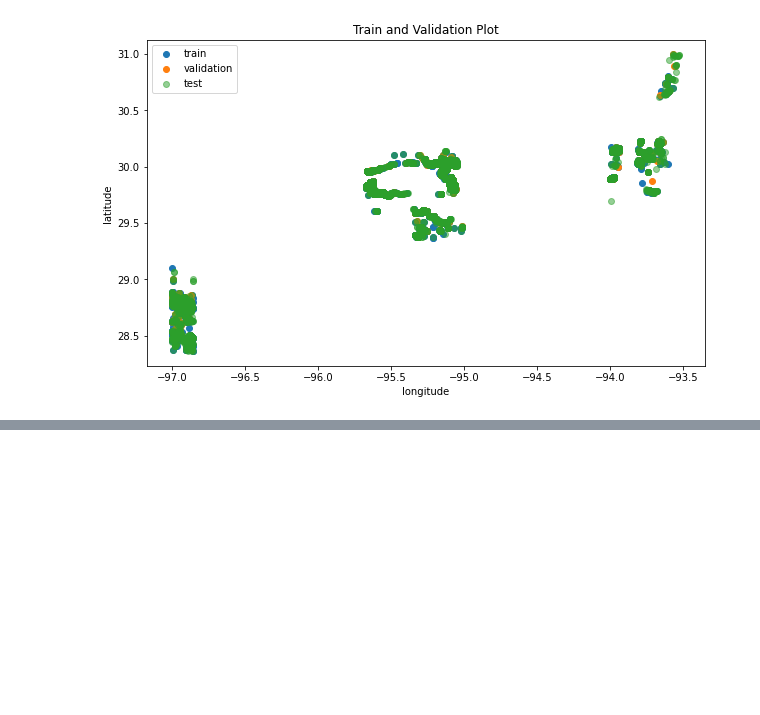
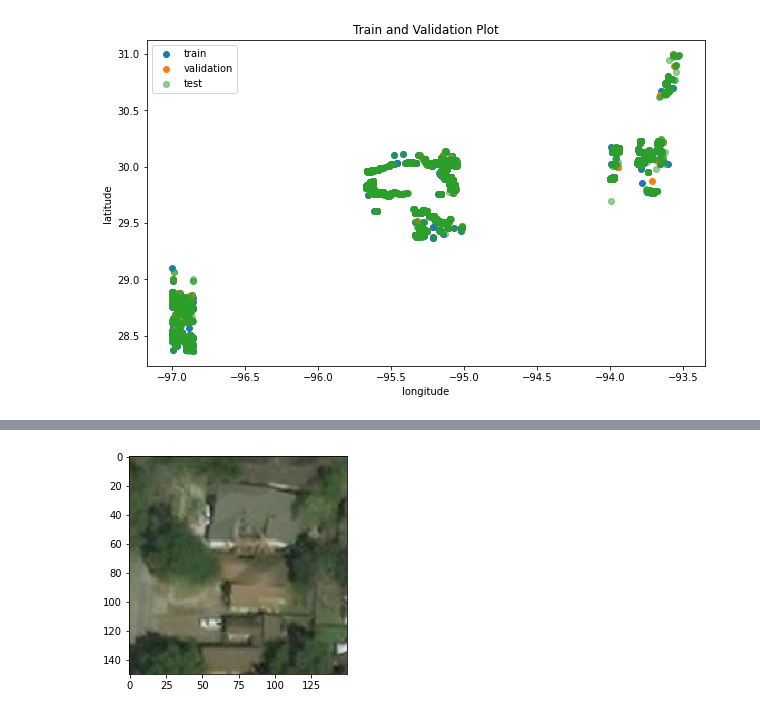
Before and after one commit to harimadhavan2000/AI2_P2, a Jupyter notebook: EDA.ipynb, the cells around one changed output, grey strips where cells are left out. Cells and saved outputs as stored; diff of their text form; code cells hidden in the pictures; blank space fills up the shorter version.

```diff
--- a/EDA.ipynb
+++ b/EDA.ipynb
@@ -247,0 +254,3 @@ plt.show()
+# %%
+input_path = 'data/train_another/'
+train_files = list(Path(input_path).glob('**/*.jp*g'))
@@ -247,0 +259,12 @@ plt.show()
+# %%
+fil = random.choice(train_files)
+# %%
+img = load_img(fil, target_size = (150,150))
+# %%
+img_tensor = img_to_array(img)
+img_tensor = np.expand_dims(img_tensor, axis = 0)
+img_tensor /= 255.
+plt.imshow(img_tensor[0])
+plt.show()
+# %% [output]
+[figure, added]
```
Also changed, not shown: parts of 11 cells of this notebook.
